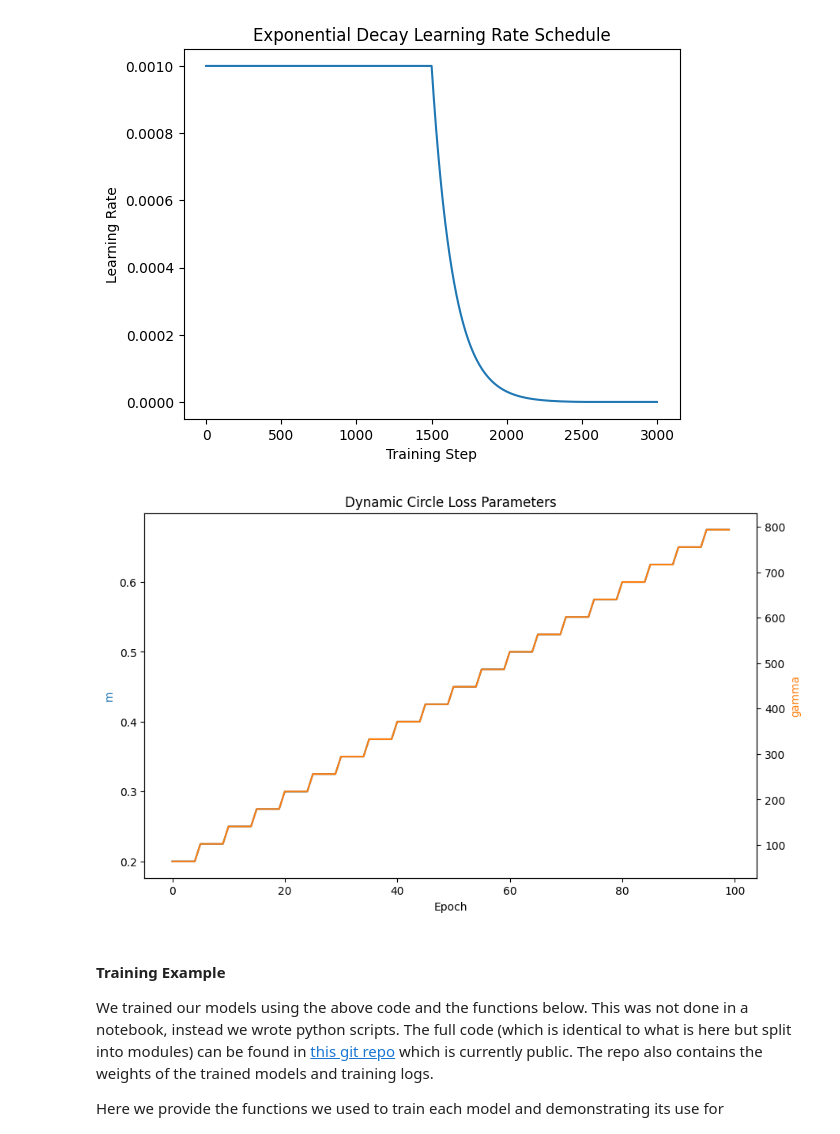
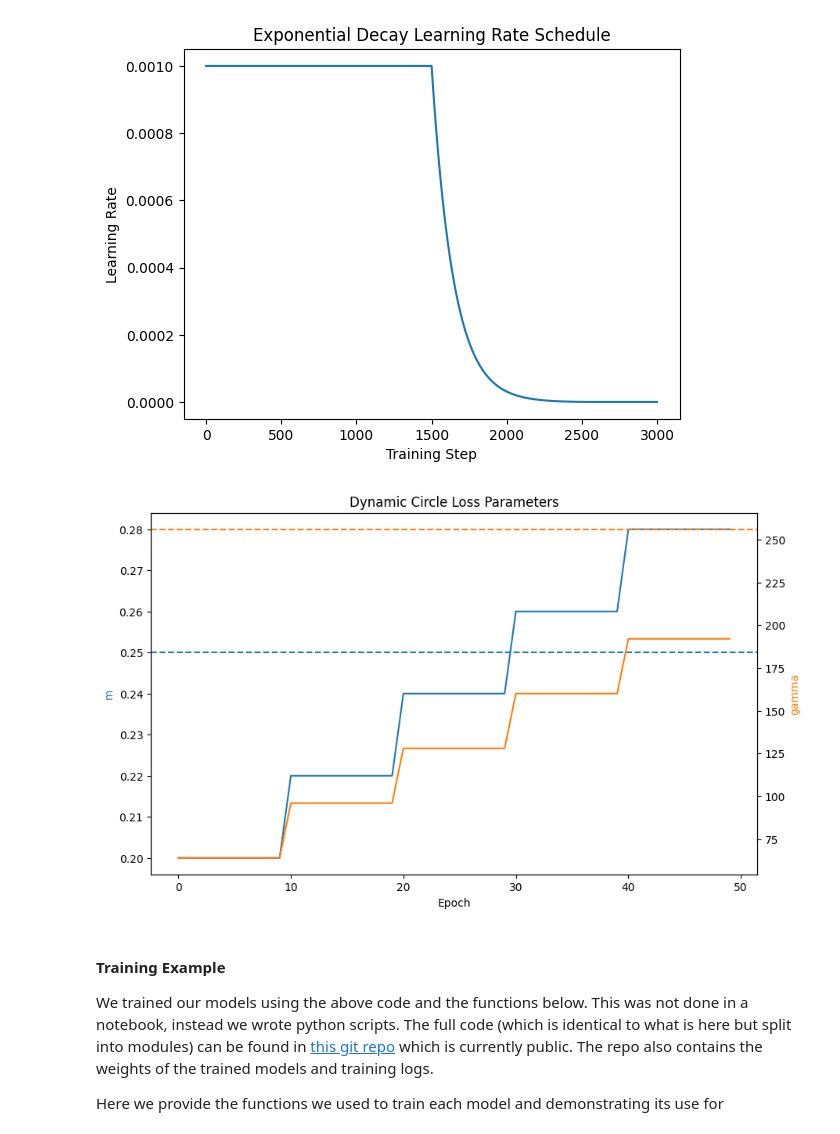
Before and after one commit to ariana-ch/cw1, a Jupyter notebook: CW1/assessment_backup.ipynb, the cells around one changed output. Saved outputs shown, nothing was run; the diff lists cells and outputs as text; code cells hidden in the pictures.

```diff
--- a/CW1/assessment_backup.ipynb
+++ b/CW1/assessment_backup.ipynb
@@ -1959,33 +1959,35 @@ def get_path(name, directory, fmt, postfix = '', overwrite: bool = True, mkdir:
 # %%
 # Configure values for the circle schedule
 base_m = 0.2
 base_gamma = 64
-step_size = 5
-epochs = 100
+step_size = 10
+epochs = 50
 
 m_values = []
 gamma_values = []
 for epoch in range(epochs):
     steps = epoch // step_size
-    m_increment = steps * 0.025
+    m_increment = steps * 0.02
     m = base_m + m_increment
     m = min(m, 1.0)
-    gamma_increment = steps * 0.6
+    gamma_increment = steps * 0.5
     gamma = base_gamma * (1 + gamma_increment)
     m_values.append(m)
     gamma_values.append(gamma)
 
 fig, ax1 = plt.subplots(figsize=(10, 6))
 ax2 = ax1.twinx()
 ax1.plot(range(epochs), m_values, color='C0', label='m')
+ax1.axhline(y=0.25, color='C0', linestyle='dashed')
+ax2.axhline(y=256, color='C1', linestyle='dashed')
 ax2.plot(range(epochs), gamma_values, color='C1', label='gamma')
 ax1.set_xlabel('Epoch')
 ax1.set_ylabel('m', color='C0')
 ax2.set_ylabel('gamma', color='C1')
 plt.title('Dynamic Circle Loss Parameters')
 plt.show()
 # %% [output]
-[figure, old version]
+[figure, new version]
 # %%
 # ---------------------------------- TRAINING FUNCTION -----------------------------------------
 import time
```
Also changed, not shown: parts of 11 cells of this notebook, 7 other files.
